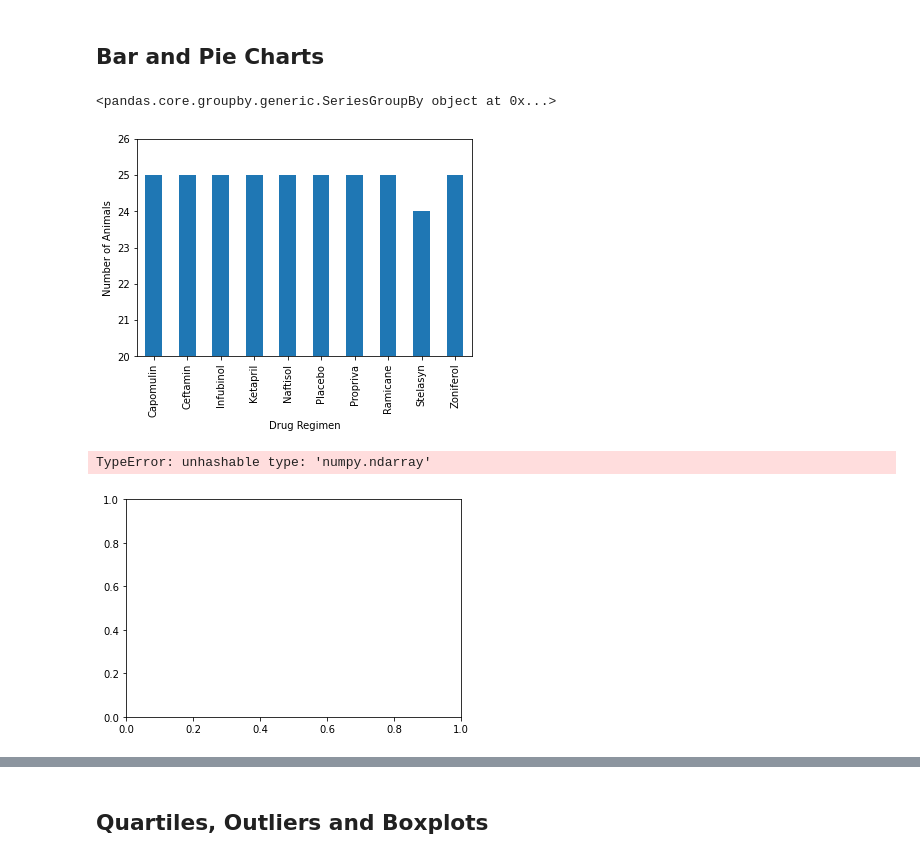
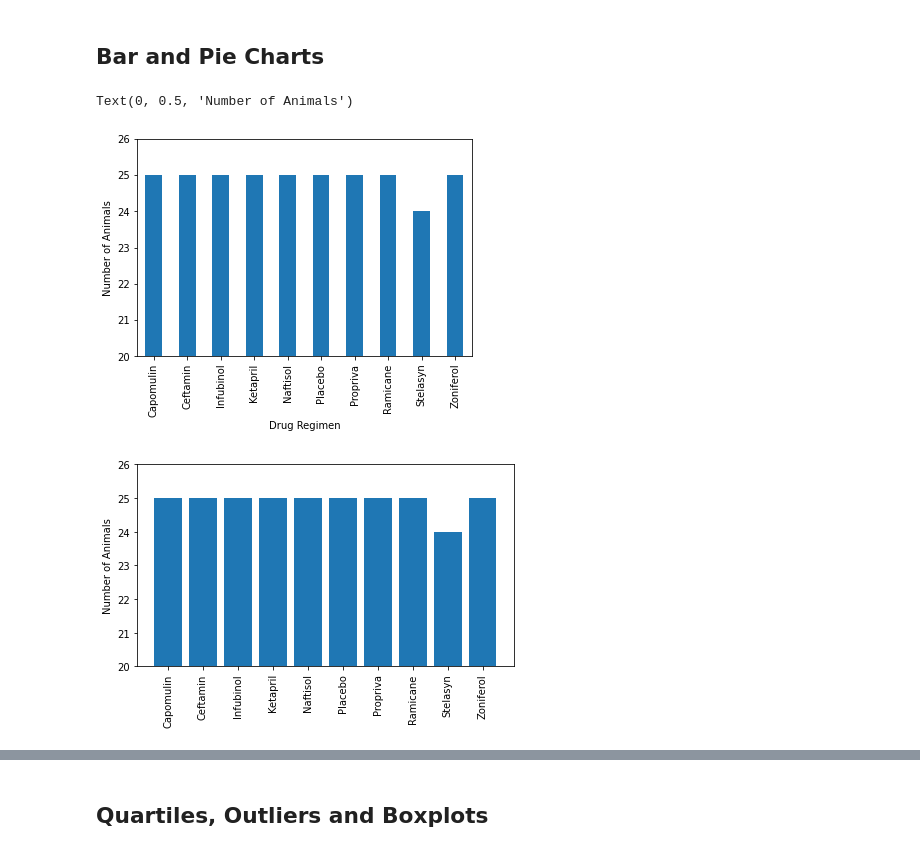
Before and after one commit to dany-roman/anti-tumor-therapeutic-analysis, a Jupyter notebook: animal study analysis.ipynb, the cells around one changed output, grey strips where cells are left out. Cells and saved outputs as stored; diff of their text form; code cells hidden in the pictures.

Commit message:
mouse count graphs are now working

```diff
--- a/animal study analysis.ipynb
+++ b/animal study analysis.ipynb
@@ -124,22 +117,27 @@ tvolume_agg_stats.head()
 # Generate a bar plot showing the total number of unique mice tested on each drug regimen using pandas.
 mouse_group = study_animals[['Mouse ID', 'Drug Regimen']].groupby('Drug Regimen')
 mice_count = mouse_group['Mouse ID'].nunique()
-drug_list = mouse_group['Drug Regimen']
+drug_regimen = mouse_group['Drug Regimen'].unique()
 mice_count.plot(kind='bar')
 
 plt.ylim(20,26)
 plt.ylabel("Number of Animals")
 # %% [output]
-<pandas.core.groupby.generic.SeriesGroupBy object at 0x...>
+Text(0, 0.5, 'Number of Animals')
 [figure]
 # %%
 # Generate a bar plot showing the total number of unique mice tested on each drug regimen using pyplot.
-plt.bar(drug_list,mice_count)
+mice_list = list(mice_count)
+drug_list = list(drug_regimen.keys())
+
+plt.bar(drug_list,mice_list)
+
 
 plt.ylim(20,26)
 plt.ylabel("Number of Animals")
+plt.xticks(rotation=90)
+plt.tight_layout()
 # %% [output]
-TypeError: unhashable type: 'numpy.ndarray'
-[figure, old version]
+[figure, new version]
 # %%
 # Generate a pie plot showing the distribution of female versus male mice using pandas
```
Also changed, not shown: parts of 2 cells of this notebook.
